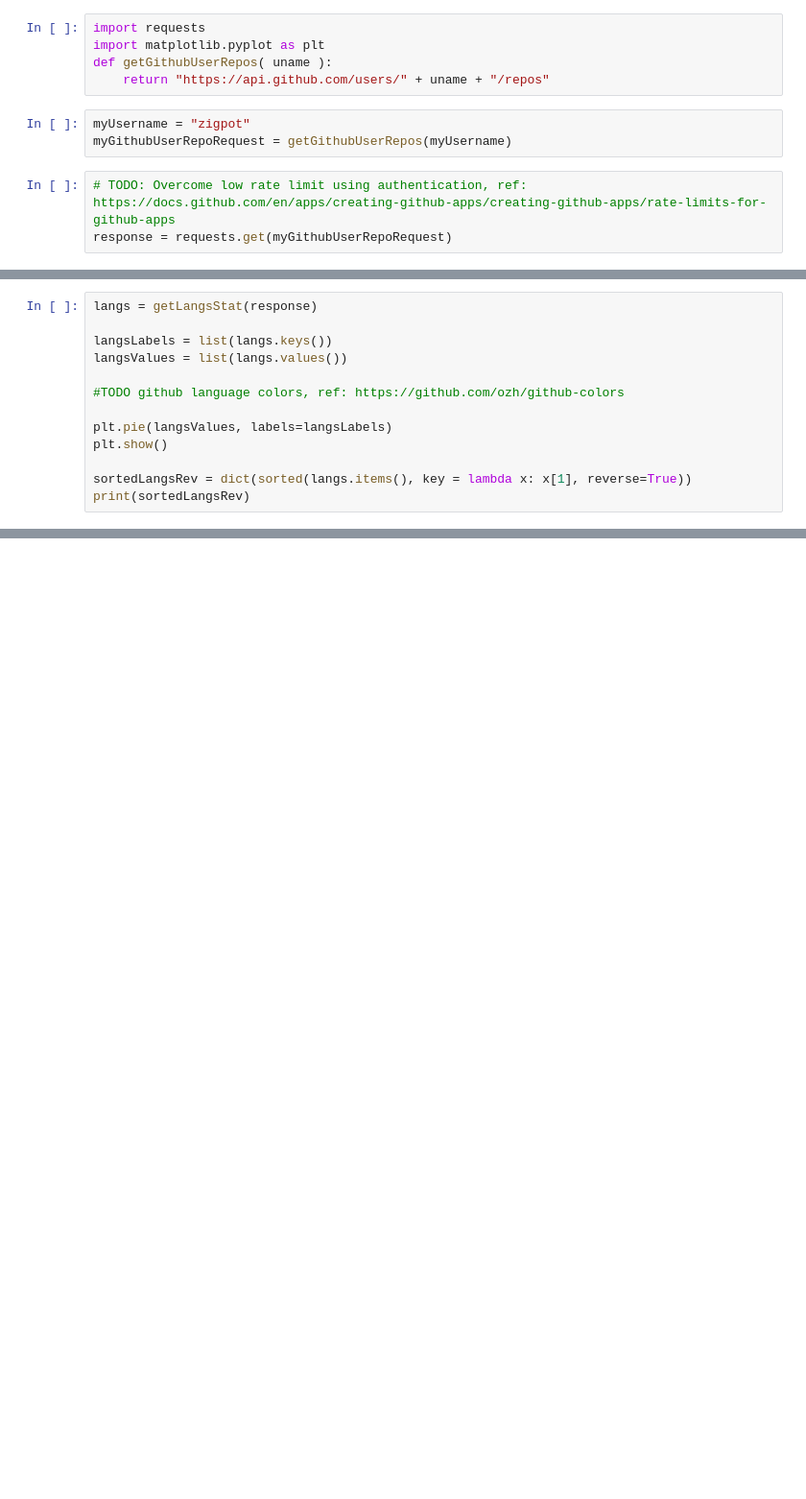
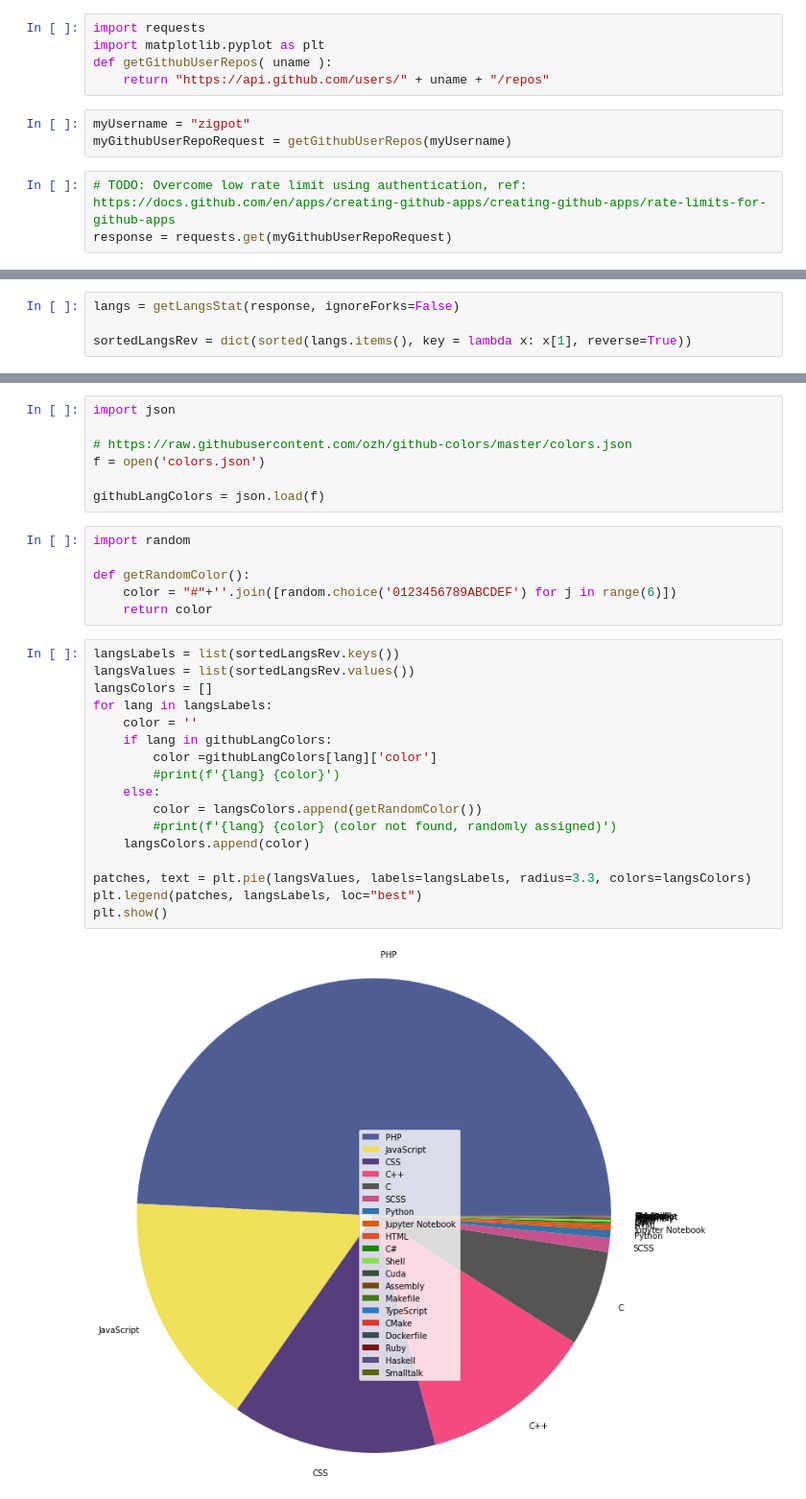
Before and after one commit to zigpot/LangStat, a Jupyter notebook: LangStat.ipynb, the cells around one changed output, grey strips where cells are left out. Shown: that part at 96% size. Cells and saved outputs as stored; diff of their text form; blank space fills up the shorter version.

Commit message:
Add colors for chart

```diff
--- a/LangStat.ipynb
+++ b/LangStat.ipynb
@@ -30,16 +32,7 @@ def getLangsStat(response):
         print(response.reason)
     return langs
 # %%
-langs = getLangsStat(response)
-
-langsLabels = list(langs.keys())
-langsValues = list(langs.values())
-
-#TODO github language colors, ref: https://github.com/ozh/github-colors
-
-plt.pie(langsValues, labels=langsLabels)
-plt.show()
+langs = getLangsStat(response, ignoreForks=False)
 
 sortedLangsRev = dict(sorted(langs.items(), key = lambda x: x[1], reverse=True))
-print(sortedLangsRev)
 # %% [output]
@@ -49,0 +83,32 @@ rate limit exceeded
+# %%
+import json
+
+# https://raw.githubusercontent.com/ozh/github-colors/master/colors.json
+f = open('colors.json')
+
+githubLangColors = json.load(f)
+# %%
+import random
+
+def getRandomColor():
+    color = "#"+''.join([random.choice('0123456789ABCDEF') for j in range(6)])
+    return color
+# %%
+langsLabels = list(sortedLangsRev.keys())
+langsValues = list(sortedLangsRev.values())
+langsColors = []
+for lang in langsLabels:
+    color = ''
+    if lang in githubLangColors:
+        color =githubLangColors[lang]['color']
+        #print(f'{lang} {color}')
+    else:
+        color = langsColors.append(getRandomColor())
+        #print(f'{lang} {color} (color not found, randomly assigned)')
+    langsColors.append(color)
+
+patches, text = plt.pie(langsValues, labels=langsLabels, radius=3.3, colors=langsColors)
+plt.legend(patches, langsLabels, loc="best")
+plt.show()
+# %% [output]
+[figure, added]
```
Also changed, not shown: parts of 5 cells of this notebook, 2 other files.
